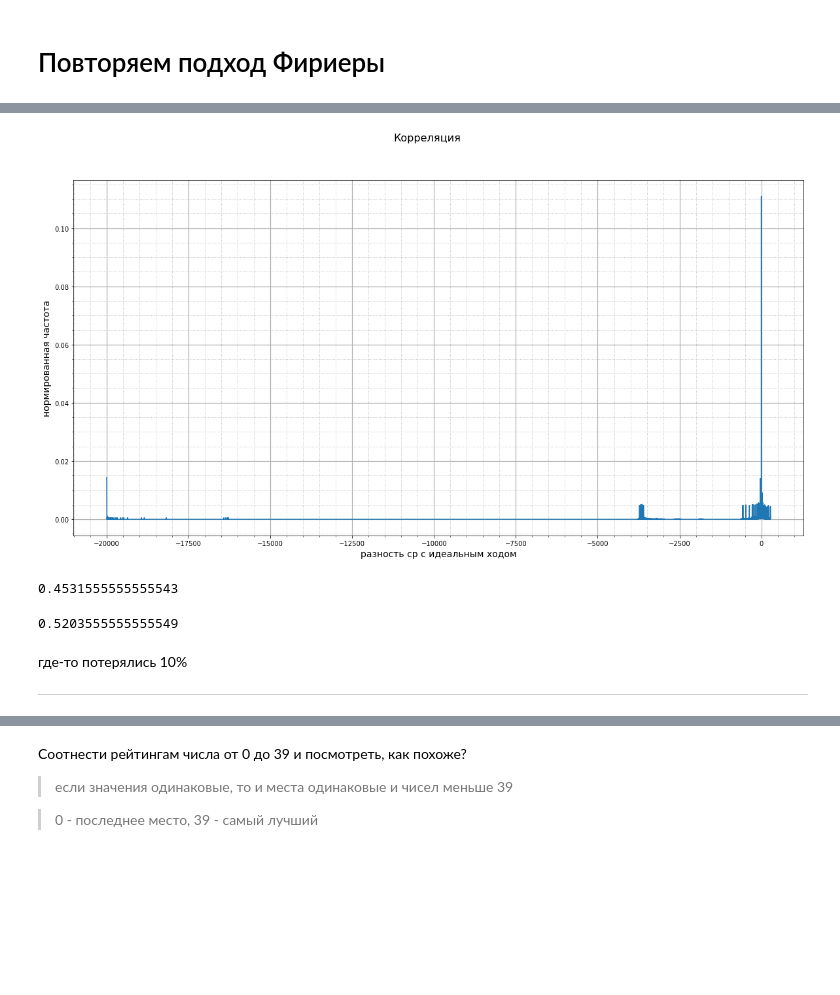
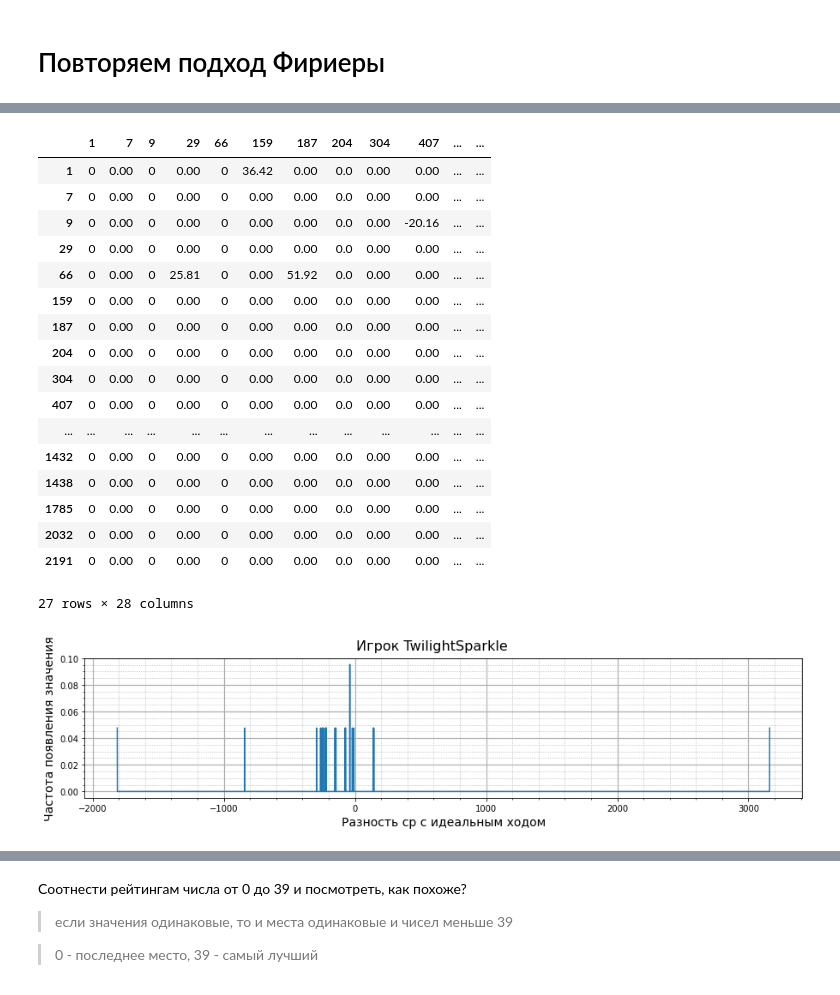
Before and after one commit to Ol333/gh, a Jupyter notebook: analisis.ipynb, the cells around one changed output, grey strips where cells are left out. Cells and saved outputs as stored; diff of their text form; code cells hidden in the pictures; blank space fills up the shorter version.

Commit message:
почти готов подход Ferreira и графики по Yamashita

```diff
--- a/analisis.ipynb
+++ b/analisis.ipynb
@@ -598,8 +594,0 @@ for ind in range(len(last_game[0]['moves'])):
-# %%
-hd1 = dict.fromkeys(range(min(first_pl_strength), max(first_pl_strength)))
-hd2 = dict.fromkeys(range(min(second_pl_strength), max(second_pl_strength)))
-
-for k in hd1.keys():
-    hd1[k] = float(first_pl_strength.count(k))/len(first_pl_strength)
-for k in hd2.keys():
-    hd2[k] = float(second_pl_strength.count(k))/len(second_pl_strength)
@@ -635,0 +597,7 @@ plt.show()
+# %%
+ferreira = matr.copy()
+ferreira = ferreira.drop(['Percentage', 'cp up count, %', 'cp down count, %', 'total count of moves'], axis=1)
+ferreira = ferreira.drop(['cp up', 'cp down', 'delta cp with pv_cp', 'aver cp down', 'aver cp up', 'Total'], axis=1)
+for i in range(len(matr)):
+    for j in range(len(matr)):
+        ferreira.iloc[i,j] = 0
@@ -640,14 +629,3 @@ def ver_raspr_rasn(fx, fy, n):
         if m in fy and n+m in fx:
             sum += fy[m]*fx[n+m]
     return sum
-# %%
-correlation = {}
-for i in range(min(list(hd1)[0], list(hd2)[0]), max(list(hd1)[-1], list(hd2)[-1])+1):
-    correlation[i] = ver_raspr_rasn(hd1, hd2, i)
-# %%
-#
-vals = list(correlation.values())
-sum = 0
-for v in vals:
-    sum += v
-print(sum)
@@ -656,32 +750,33 @@ print(sum)
+# %%
+ferreira
+# %% [output]
+|  | 1 | 7 | 9 | 29 | 66 | 159 | 187 | 204 | 304 | 407 | ... | ... |
+| 1 | 0 | 0.00 | 0 | 0.00 | 0 | 36.42 | 0.00 | 0.0 | 0.00 | 0.00 | ... | ... |
+| 7 | 0 | 0.00 | 0 | 0.00 | 0 | 0.00 | 0.00 | 0.0 | 0.00 | 0.00 | ... | ... |
+| 9 | 0 | 0.00 | 0 | 0.00 | 0 | 0.00 | 0.00 | 0.0 | 0.00 | -20.16 | ... | ... |
+| 29 | 0 | 0.00 | 0 | 0.00 | 0 | 0.00 | 0.00 | 0.0 | 0.00 | 0.00 | ... | ... |
+| 66 | 0 | 0.00 | 0 | 25.81 | 0 | 0.00 | 51.92 | 0.0 | 0.00 | 0.00 | ... | ... |
+| 159 | 0 | 0.00 | 0 | 0.00 | 0 | 0.00 | 0.00 | 0.0 | 0.00 | 0.00 | ... | ... |
+| 187 | 0 | 0.00 | 0 | 0.00 | 0 | 0.00 | 0.00 | 0.0 | 0.00 | 0.00 | ... | ... |
+| 204 | 0 | 0.00 | 0 | 0.00 | 0 | 0.00 | 0.00 | 0.0 | 0.00 | 0.00 | ... | ... |
+| 304 | 0 | 0.00 | 0 | 0.00 | 0 | 0.00 | 0.00 | 0.0 | 0.00 | 0.00 | ... | ... |
+| 407 | 0 | 0.00 | 0 | 0.00 | 0 | 0.00 | 0.00 | 0.0 | 0.00 | 0.00 | ... | ... |
+| ... | ... | ... | ... | ... | ... | ... | ... | ... | ... | ... | ... | ... |
+| 1432 | 0 | 0.00 | 0 | 0.00 | 0 | 0.00 | 0.00 | 0.0 | 0.00 | 0.00 | ... | ... |
+| 1438 | 0 | 0.00 | 0 | 0.00 | 0 | 0.00 | 0.00 | 0.0 | 0.00 | 0.00 | ... | ... |
+| 1785 | 0 | 0.00 | 0 | 0.00 | 0 | 0.00 | 0.00 | 0.0 | 0.00 | 0.00 | ... | ... |
+| 2032 | 0 | 0.00 | 0 | 0.00 | 0 | 0.00 | 0.00 | 0.0 | 0.00 | 0.00 | ... | ... |
+| 2191 | 0 | 0.00 | 0 | 0.00 | 0 | 0.00 | 0.00 | 0.0 | 0.00 | 0.00 | ... | ... |
+27 rows × 28 columns
 # %%
-fig, ax = plt.subplots(figsize=(20.,10.))
-fig.suptitle("Корреляция", fontsize=16)
-ax.set_xlabel("разность cp с идеальным ходом", fontsize=14)
-ax.set_ylabel("нормированная частота", fontsize=14)
+fig, ax = plt.subplots(figsize=(15.,3.))
+fig.suptitle("Игрок "+first_name, fontsize=16)
+ax.set_xlabel("Разность cp с идеальным ходом", fontsize=14)
+ax.set_ylabel("Частота появления значения", fontsize=14)
 ax.minorticks_on()
 ax.grid(which="major",linewidth=1.2)
 ax.grid(which="minor",linestyle = ':')
-ax.plot(correlation.keys(), correlation.values())
+ax.plot(hd1.keys(), hd1.values())
 plt.show()
 # %% [output]
-[figure, old version]
+[figure, new version]
-# %%
-sum = 0
-for i in range(1, max(len(hd1), len(hd2)) + 1):
-    sum += ver_raspr_rasn(hd1, hd2, i)
-expected_score = 0.5 * ver_raspr_rasn(hd1, hd2, 0) + sum
-print(expected_score)
-# %% [output]
-0.4531555555555543
-# %%
-sum = 0
-for i in range(1, max(len(hd1), len(hd2)) + 1):
-    sum += ver_raspr_rasn(hd2, hd1, i)
-expected_score = 0.5 * ver_raspr_rasn(hd2, hd1, 0) + sum
-print(expected_score)
-# %% [output]
-0.5203555555555549
-# %% [markdown]
-где-то потерялись 10%
-
----
```
Also changed, not shown: parts of 17 cells of this notebook.
